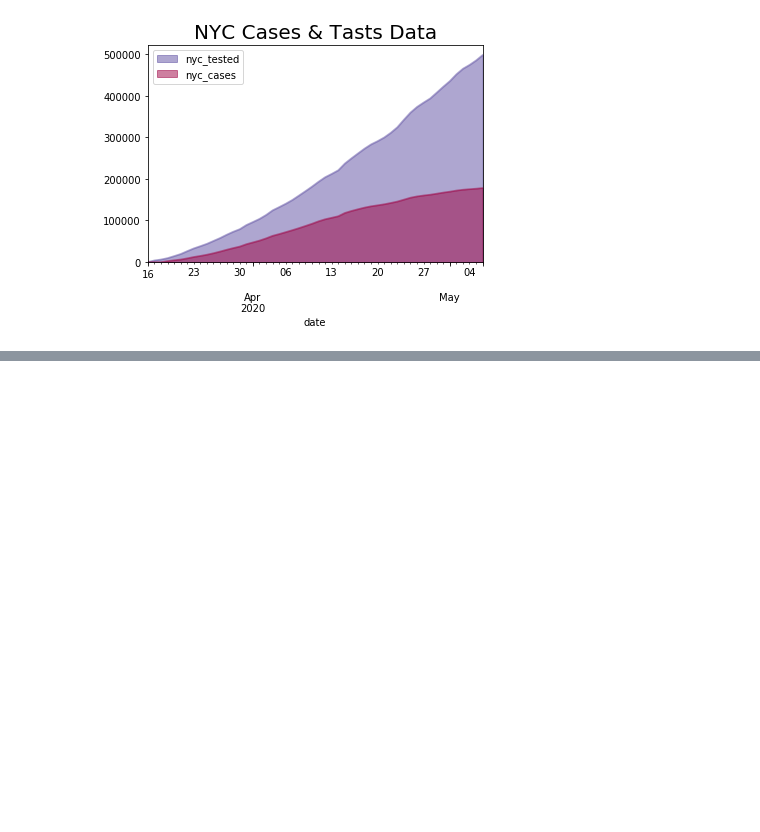
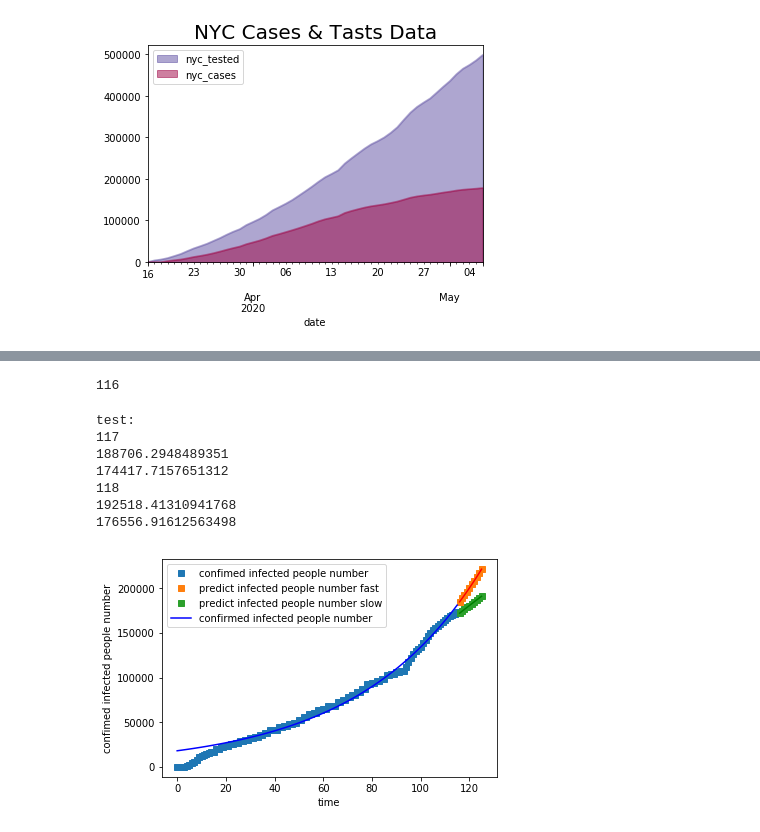
Before and after one commit to ArcZz/Nyc_Cov19_project, a Jupyter notebook: Part_1.ipynb, the cells around one changed output, grey strips where cells are left out. Drawn from its saved outputs; the diff is of its cells as text; code cells hidden in the pictures; blank space fills up the shorter version.

```diff
--- a/Part_1.ipynb
+++ b/Part_1.ipynb
@@ -259,0 +301,3 @@ plt.show()
+# %%
+test = nycAllData[["date","cases"]]
+test.head(5)
@@ -259,0 +326,54 @@ plt.show()
+# %%
+days = len(test)
+t = np.arange(0,days)
+P = np.array(test["cases"])
+days
+# %% [output]
+116
+# %%
+popt_fast, pcov_fast = curve_fit(faster_logistic_increase_function, t, P)
+popt_slow, pcov_slow = curve_fit(slower_logistic_increase_function, t, P)
+
+P_predict_fast= faster_logistic_increase_function(t,popt_fast[0],popt_fast[1])
+P_predict_slow = slower_logistic_increase_function(t,popt_slow[0],popt_slow[1])
+
+tomorrow= np.arange(days,days+10)
+tomorrow_predict_fast=logistic_increase_function(tomorrow,popt_fast[0],popt_fast[1],r=fast_r)
+tomorrow_predict_slow=logistic_increase_function(tomorrow,popt_slow[0],popt_slow[1],r=slow_r)
+# %%
+plot1 = plt.plot(t, P, 's',label="confimed infected people number")
+#plot2 = plt.plot(t, P_predict, 'r',label='predict infected people number')
+#plot3 = plt.plot(tomorrow, tomorrow_predict, 's',label='predict infected people number')
+plot2 = plt.plot(tomorrow, tomorrow_predict_fast, 's',label='predict infected people number fast')
+plot3 = plt.plot(tomorrow, tomorrow_predict_fast, 'r')
+plot4 = plt.plot(tomorrow, tomorrow_predict_slow, 's',label='predict infected people number slow')
+plot5 = plt.plot(tomorrow, tomorrow_predict_slow, 'g')
+plot6 = plt.plot(t, P_predict_fast, 'b',label='confirmed infected people number')
+
+plt.xlabel('time')
+plt.ylabel('confimed infected people number')
+
+plt.legend(loc=0) #指定legend的位置右下角
+
+day2 = days +1;
+day3 = days +2
+
+print("test:")
+print(day2)
+print(faster_logistic_increase_function(np.array(day2),popt_fast[0],popt_fast[1]))
+print(slower_logistic_increase_function(np.array(day2),popt_slow[0],popt_slow[1]))
+
+print(day3)
+print(faster_logistic_increase_function(np.array(day3),popt_fast[0],popt_fast[1]))
+print(slower_logistic_increase_function(np.array(day3),popt_slow[0],popt_slow[1]))
+
+plt.show()
+# %% [output]
+test:
+117
+188706.2948489351
+174417.7157651312
+118
+192518.41310941768
+176556.91612563498
+[figure, added]
```
Also changed, not shown: parts of 24 cells of this notebook.
